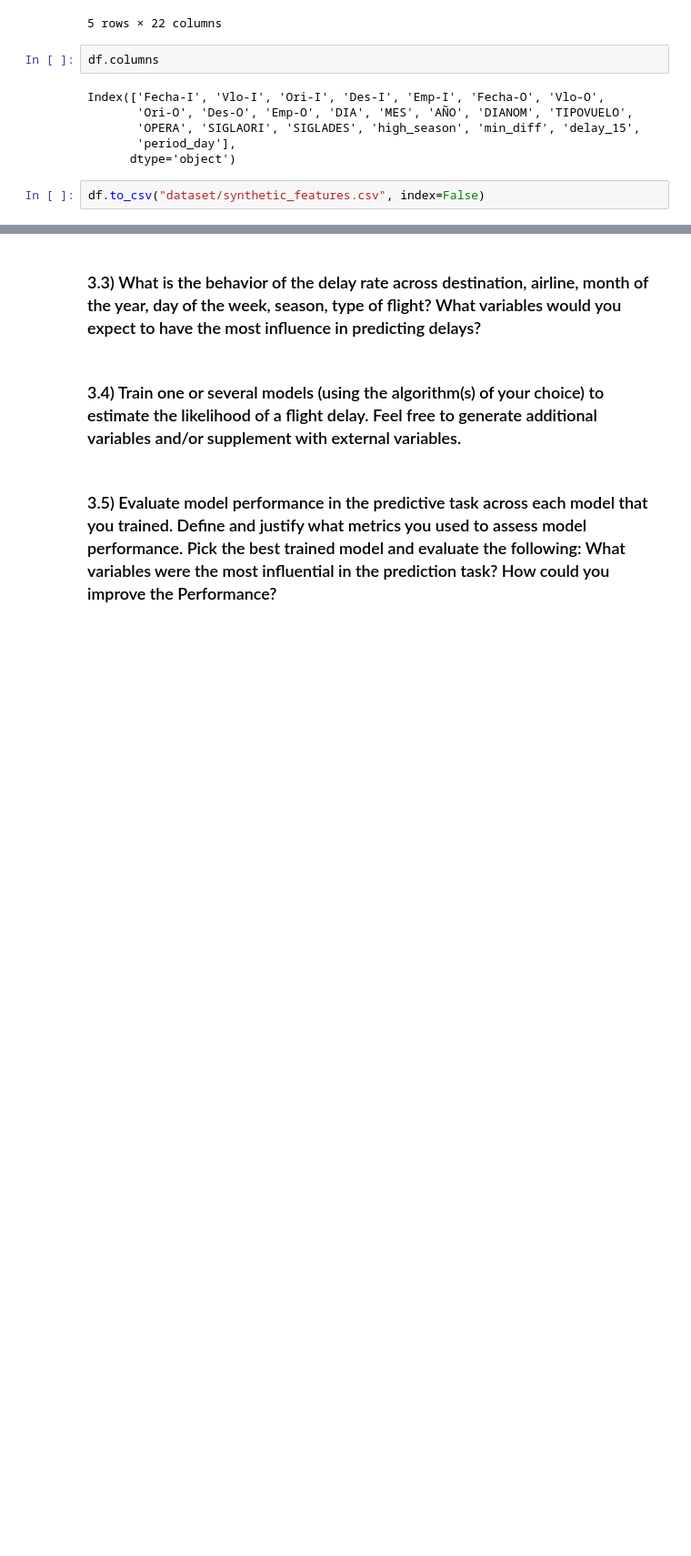
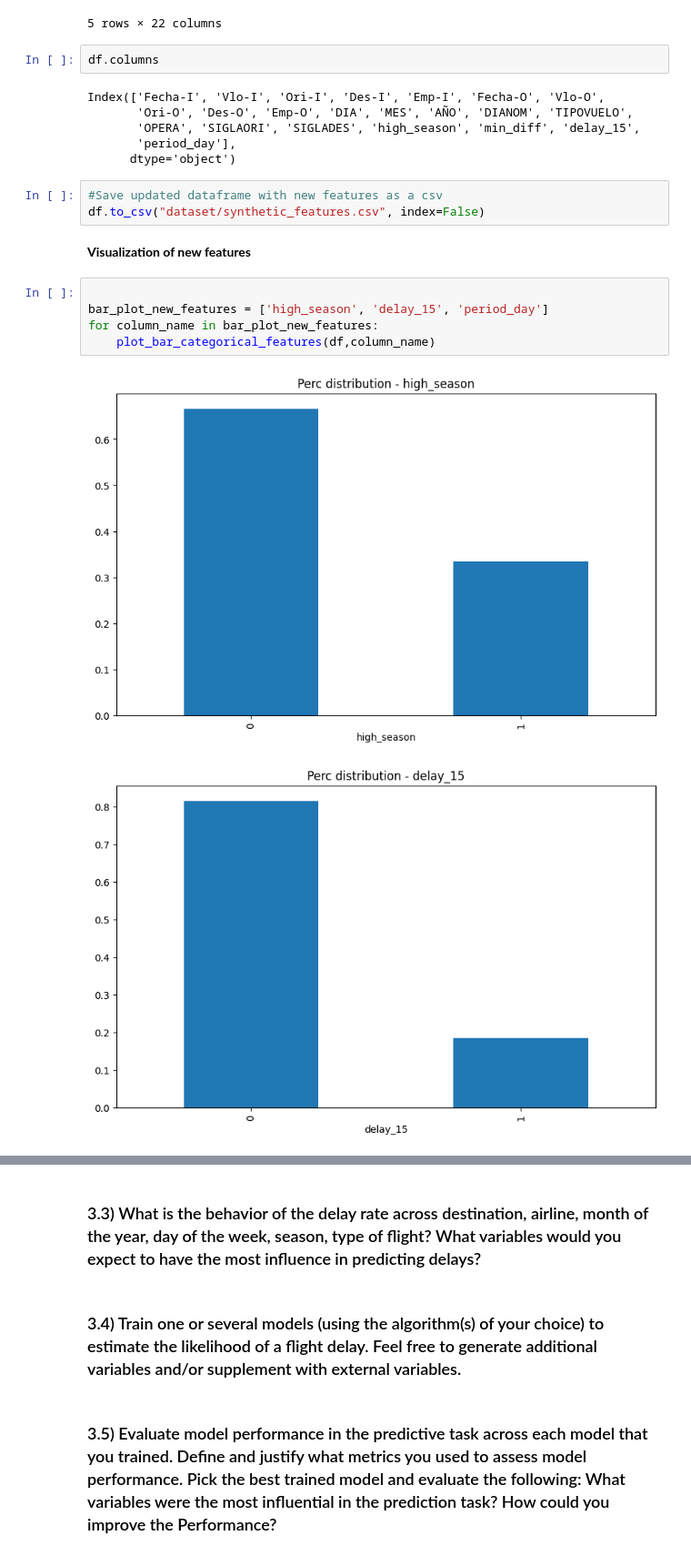
Before and after one commit to jekasores/latam_ds_challenge, a Jupyter notebook: solution.ipynb, the cells around one changed output, grey strips where cells are left out. Shown at 91% size. Cells and saved outputs as stored; diff of their text form; blank space fills up the shorter version.

Commit message:
Adding visualization related to new features and insights

```diff
--- a/solution.ipynb
+++ b/solution.ipynb
@@ -422,4 +425,15 @@ Index(['Fecha-I', 'Vlo-I', 'Ori-I', 'Des-I', 'Emp-I', 'Fecha-O', 'Vlo-O',
        'period_day'],
       dtype='object')
 # %%
+#Save updated dataframe with new features as a csv
 df.to_csv("dataset/synthetic_features.csv", index=False)
+# %% [markdown]
+**Visualization of new features**
+# %%
+
+bar_plot_new_features = ['high_season', 'delay_15', 'period_day']
+for column_name in bar_plot_new_features:
+    plot_bar_categorical_features(df,column_name)
+# %% [output]
+[figure, added]
+[figure, added]
```
Also changed, not shown: parts of 4 cells of this notebook.
